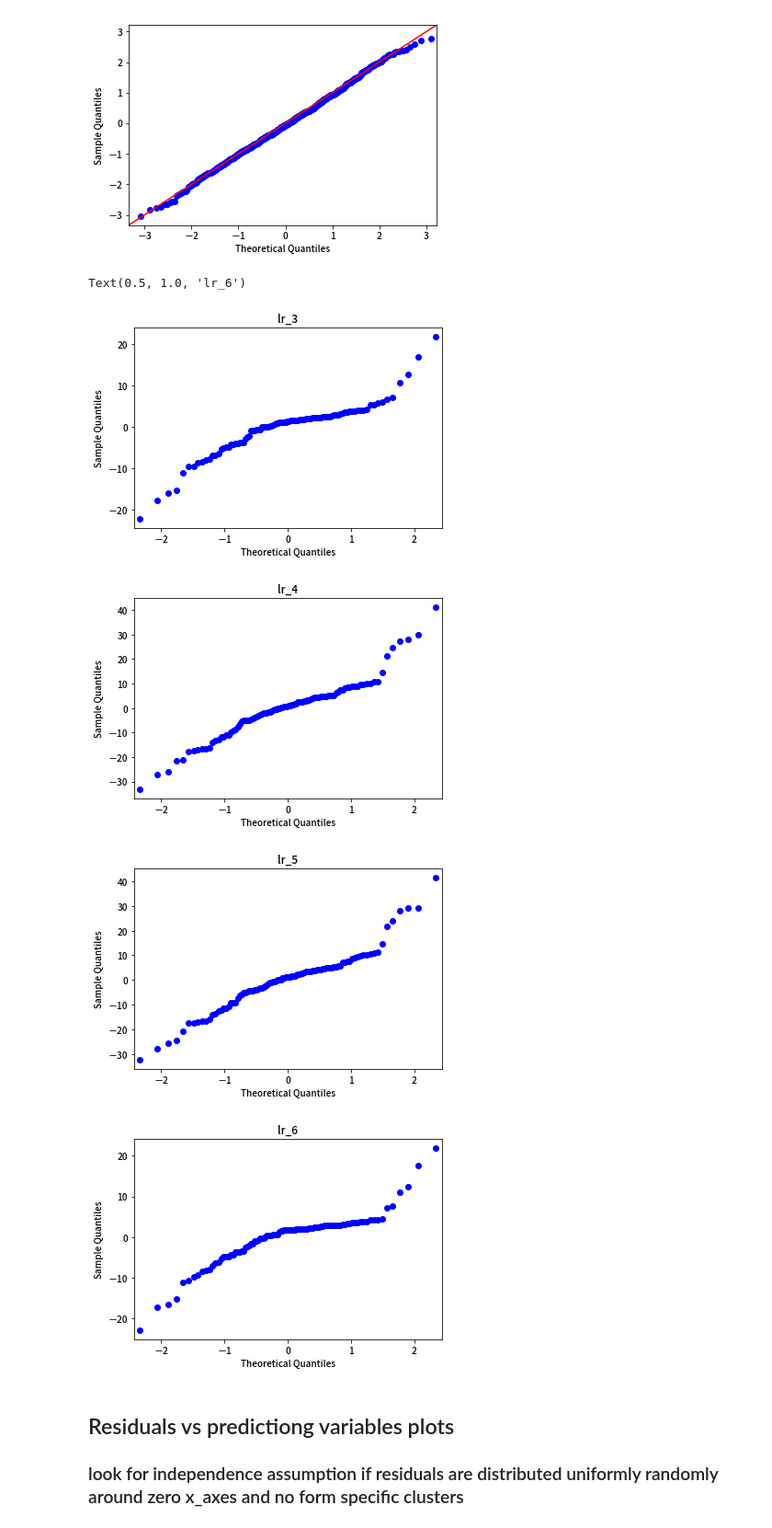
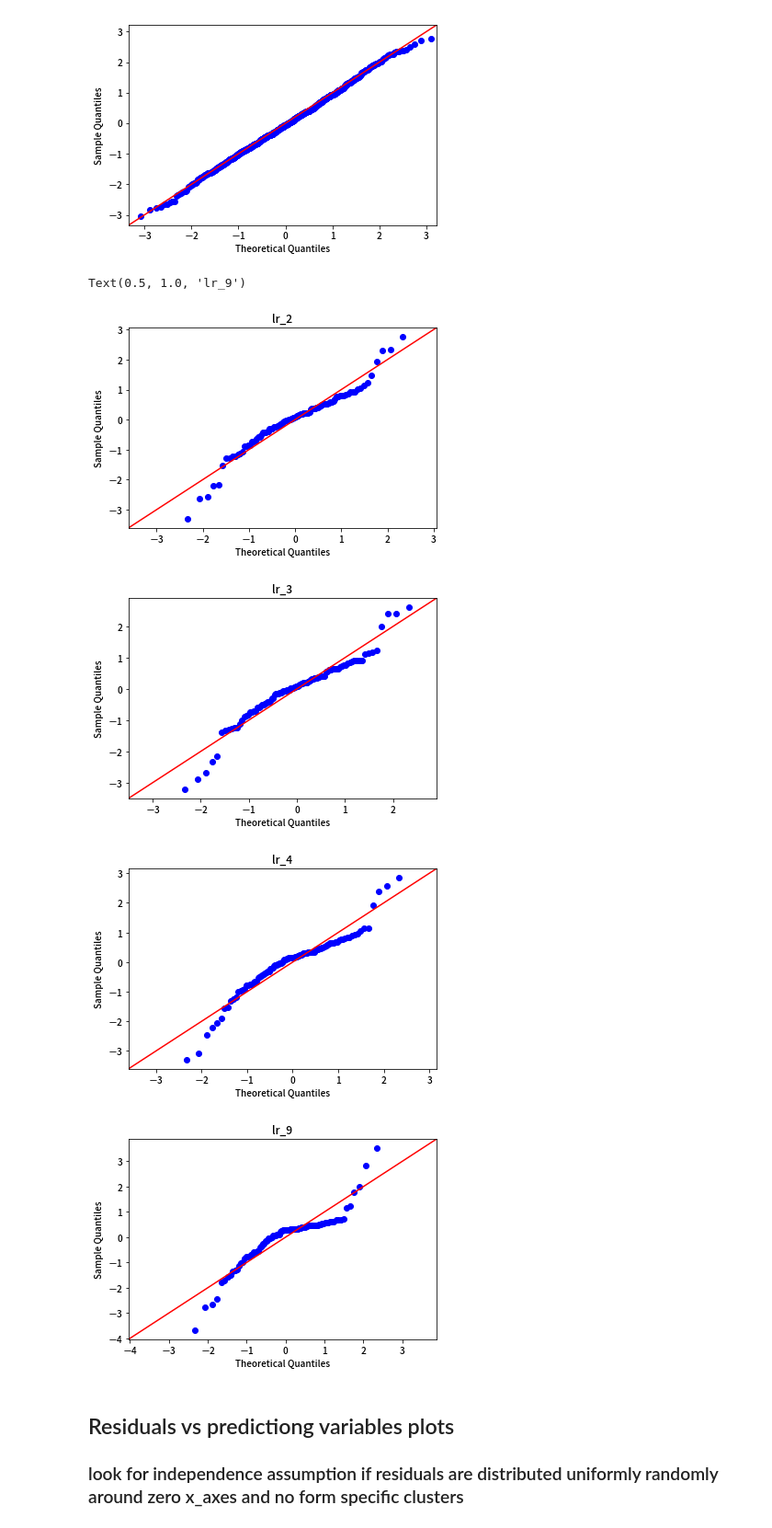
Before and after one commit to hello0217/auction, a Jupyter notebook: auction.ipynb, the cells around one changed output. Shown at 92% size. Cells and saved outputs as stored; diff of their text form; code cells hidden in the pictures.

```diff
--- a/auction.ipynb
+++ b/auction.ipynb
@@ -718,5 +821,0 @@ vif2
-# %%
-x_train3 = x_train[['投標最後一天平均成交價','競拍數量(張)']]
-x_train3_lm = sm.add_constant(x_train3)
-lr_3 = sm.OLS(y_train, x_train3_lm).fit()
-lr_3.summary()
@@ -757,5 +821,0 @@ vif3
-# %%
-x_train4 = x_train[['最低投標價格(元)','競拍數量(張)']]
-x_train4_lm = sm.add_constant(x_train4)
-lr_4 = sm.OLS(y_train, x_train4_lm).fit()
-lr_4.summary()
@@ -820,5 +821,0 @@ vif_summary
-# %%
-x_train5 = x_train[['最低投標價格(元)']]
-x_train5_lm = sm.add_constant(x_train5)
-lr_5 = sm.OLS(y_train, x_train5_lm).fit()
-lr_5.summary()
@@ -845,5 +821,0 @@ Warnings:
-# %%
-x_train6 = x_train[['投標最後一天平均成交價']]
-x_train6_lm = sm.add_constant(x_train6)
-lr_6 = sm.OLS(y_train, x_train6_lm).fit()
-lr_6.summary()
@@ -922,27 +956,27 @@ fig = sm.qqplot(data, line='45')
 # %% [output]
 [figure]
 # %%
-res_3 = train_pred_df['res_3'].to_numpy()
-fig = sm.qqplot(res_3)
+res_2 = lm2.resid_pearson
+fig = sm.qqplot(res_2, line = '45')
+plt.title('lr_2')
+
+res_3 = lm3.resid_pearson
+fig = sm.qqplot(res_3, line = '45')
 plt.title('lr_3')
 
-res_4 = train_pred_df['res_4'].to_numpy()
-fig = sm.qqplot(res_4)
+res_4 = lm4.resid_pearson
+fig = sm.qqplot(res_4, line = '45')
 plt.title('lr_4')
 
-res_5 = train_pred_df['res_5'].to_numpy()
-fig = sm.qqplot(res_5)
-plt.title('lr_5')
-
-res_6 = train_pred_df['res_6'].to_numpy()
-fig = sm.qqplot(res_6)
-plt.title('lr_6')
+res_9 = lm9.resid_pearson
+fig = sm.qqplot(res_9, line = '45')
+plt.title('lr_9')
 # %% [output]
-Text(0.5, 1.0, 'lr_6')
+Text(0.5, 1.0, 'lr_9')
-[figure, old version]
+[figure, new version]
-[figure, old version]
+[figure, new version]
-[figure, old version]
+[figure, new version]
-[figure, old version]
+[figure, new version]
 # %% [markdown]
 ## Residuals vs predictiong variables plots
 ### look for independence assumption if residuals are distributed uniformly randomly around zero x_axes and no form specific clusters
```
Also changed, not shown: parts of 39 cells of this notebook.
